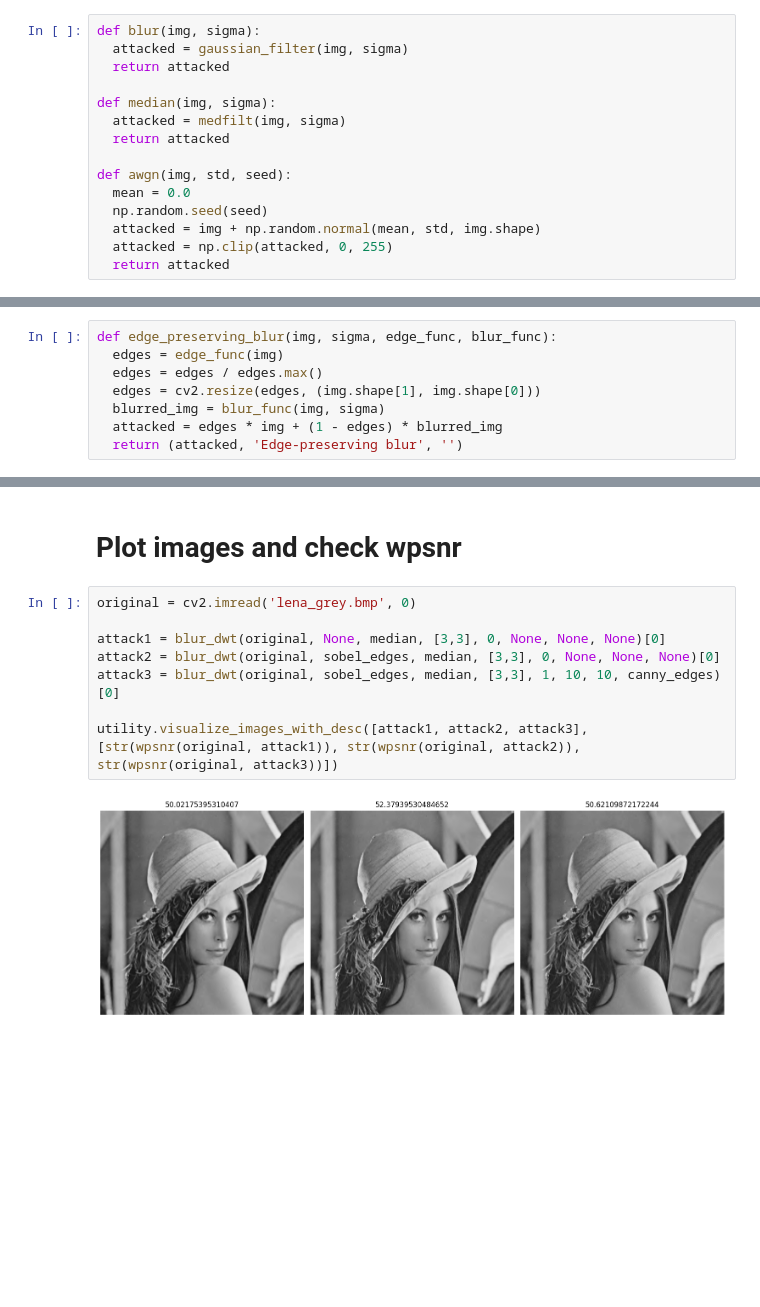
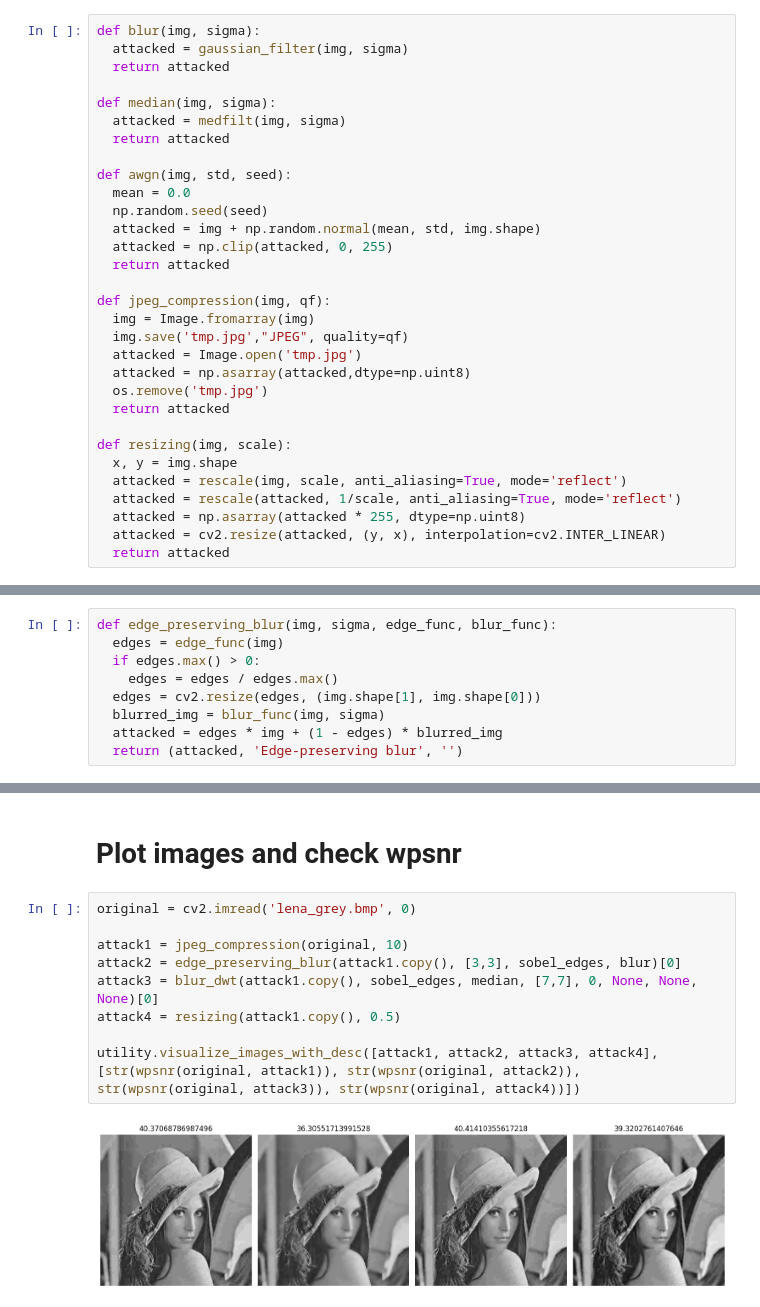
Before and after one commit to Bordi00/multimedia-data-security, a Jupyter notebook: test_grt.ipynb, the cells around one changed output, grey strips where cells are left out. Cells and saved outputs as stored; diff of their text form; blank space fills up the shorter version.

Commit message:
fixed resizing

```diff
--- a/test_grt.ipynb
+++ b/test_grt.ipynb
@@ -68,12 +67,29 @@ def awgn(img, std, seed):
   attacked = img + np.random.normal(mean, std, img.shape)
   attacked = np.clip(attacked, 0, 255)
   return attacked
+
+def jpeg_compression(img, qf):
+  img = Image.fromarray(img)
+  img.save('tmp.jpg',"JPEG", quality=qf)
+  attacked = Image.open('tmp.jpg')
+  attacked = np.asarray(attacked,dtype=np.uint8)
+  os.remove('tmp.jpg')
+  return attacked
+
+def resizing(img, scale):
+  x, y = img.shape
+  attacked = rescale(img, scale, anti_aliasing=True, mode='reflect')
+  attacked = rescale(attacked, 1/scale, anti_aliasing=True, mode='reflect')
+  attacked = np.asarray(attacked * 255, dtype=np.uint8)
+  attacked = cv2.resize(attacked, (y, x), interpolation=cv2.INTER_LINEAR)
+  return attacked
 # %% [markdown]
 # Edge-preserving blur
 # %%
 def edge_preserving_blur(img, sigma, edge_func, blur_func):
   edges = edge_func(img)
-  edges = edges / edges.max()
+  if edges.max() > 0:
+    edges = edges / edges.max()
   edges = cv2.resize(edges, (img.shape[1], img.shape[0]))
   blurred_img = blur_func(img, sigma)
   attacked = edges * img + (1 - edges) * blurred_img
@@ -121,10 +137,11 @@ def blur_dwt(img, edge_func, blur_func, sigma, awgn, std, seed, edge_func_awgn):
 # %%
 original = cv2.imread('lena_grey.bmp', 0)
 
-attack1 = blur_dwt(original, None, median, [3,3], 0, None, None, None)[0]
-attack2 = blur_dwt(original, sobel_edges, median, [3,3], 0, None, None, None)[0]
-attack3 = blur_dwt(original, sobel_edges, median, [3,3], 1, 10, 10, canny_edges)[0]
+attack1 = jpeg_compression(original, 10)
+attack2 = edge_preserving_blur(attack1.copy(), [3,3], sobel_edges, blur)[0]
+attack3 = blur_dwt(attack1.copy(), sobel_edges, median, [7,7], 0, None, None, None)[0]
+attack4 = resizing(attack1.copy(), 0.5)
 
-utility.visualize_images_with_desc([attack1, attack2, attack3],[str(wpsnr(original, attack1)), str(wpsnr(original, attack2)), str(wpsnr(original, attack3))])
+utility.visualize_images_with_desc([attack1, attack2, attack3, attack4],[str(wpsnr(original, attack1)), str(wpsnr(original, attack2)), str(wpsnr(original, attack3)), str(wpsnr(original, attack4))])
 # %% [output]
-[figure, old version]
+[figure, new version]
```
Also changed, not shown: parts of 3 cells of this notebook.
